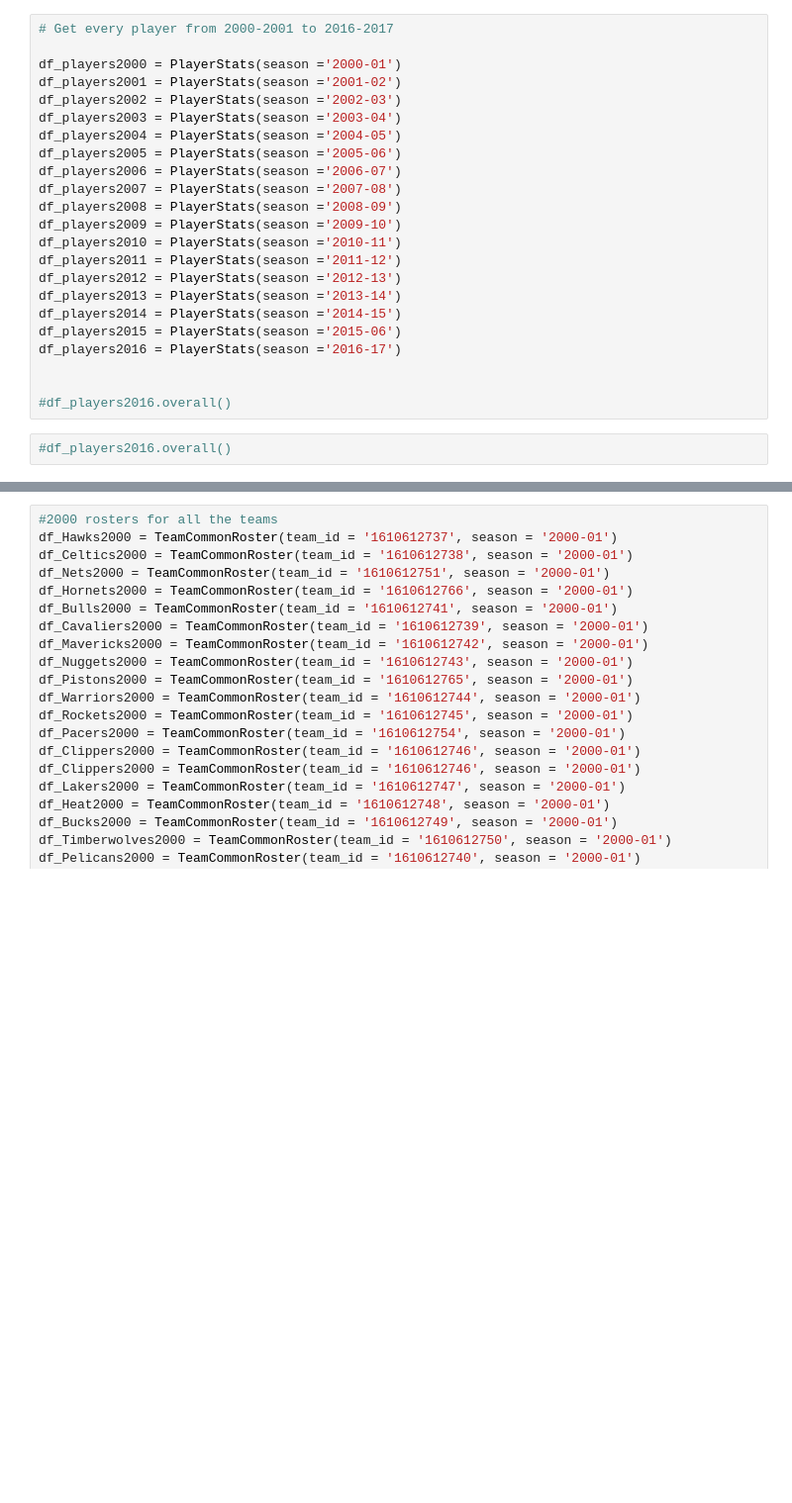
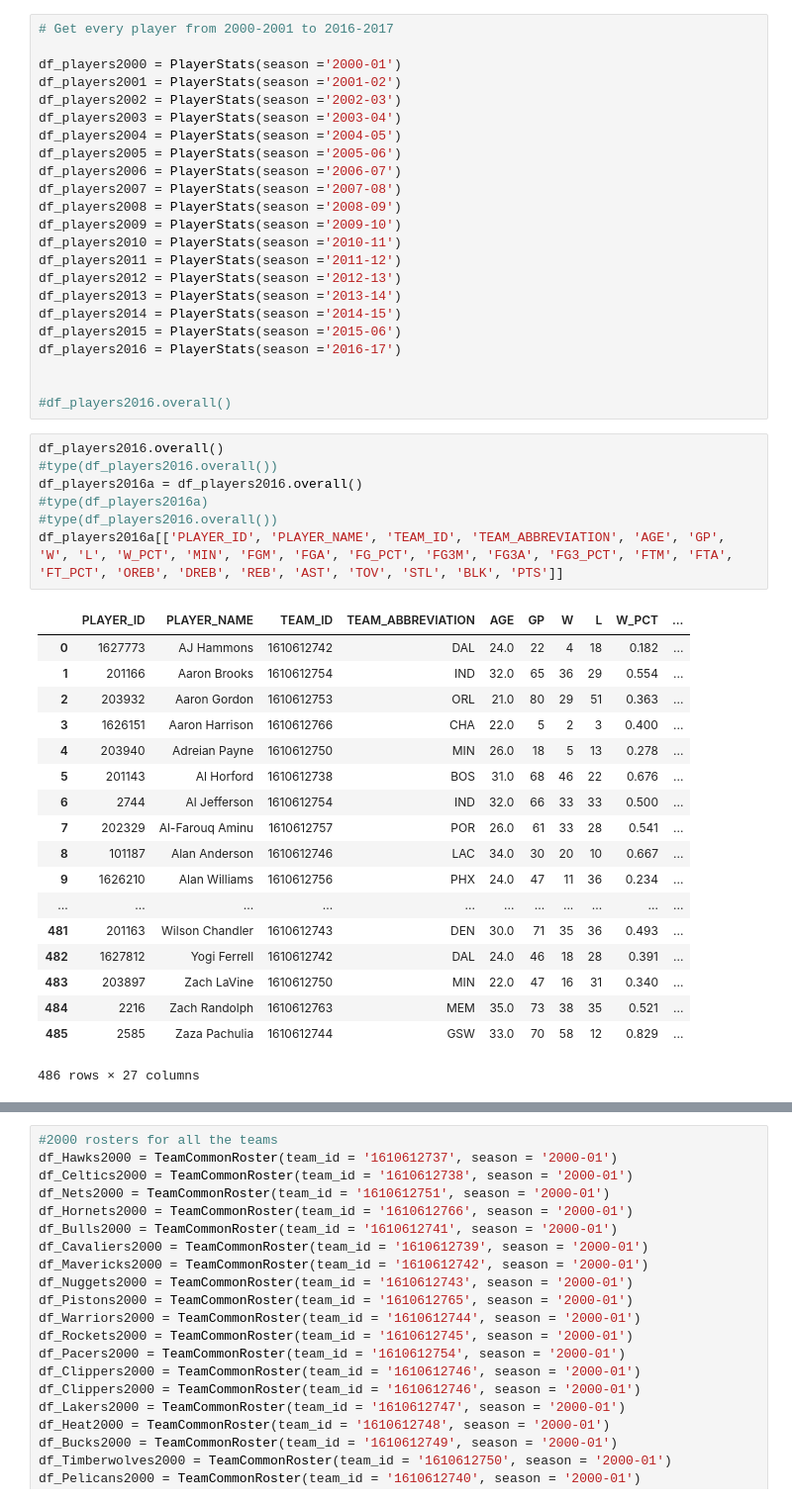
Before and after one commit to AaronWong14/Cogs108ProjectNBA, a Jupyter notebook: NBA.ipynb, the cells around one changed output, grey strips where cells are left out. Shown at 99% size. Saved outputs shown, nothing was run; the diff lists cells and outputs as text; blank space fills up the shorter version.

```diff
--- a/NBA.ipynb
+++ b/NBA.ipynb
@@ -29,5 +29,29 @@ df_players2016 = PlayerStats(season ='2016-17')
 
 
 #df_players2016.overall()
-# %%
-#df_players2016.overall()
+# %%
+df_players2016.overall()
+#type(df_players2016.overall())
+df_players2016a = df_players2016.overall()
+#type(df_players2016a)
+#type(df_players2016.overall())
+df_players2016a[['PLAYER_ID', 'PLAYER_NAME', 'TEAM_ID', 'TEAM_ABBREVIATION', 'AGE', 'GP', 'W', 'L', 'W_PCT', 'MIN', 'FGM', 'FGA', 'FG_PCT', 'FG3M', 'FG3A', 'FG3_PCT', 'FTM', 'FTA', 'FT_PCT', 'OREB', 'DREB', 'REB', 'AST', 'TOV', 'STL', 'BLK', 'PTS']]
+# %% [output]
+|  | PLAYER_ID | PLAYER_NAME | TEAM_ID | TEAM_ABBREVIATION | AGE | GP | W | L | W_PCT | ... |
+| 0 | 1627773 | AJ Hammons | 1610612742 | DAL | 24.0 | 22 | 4 | 18 | 0.182 | ... |
+| 1 | 201166 | Aaron Brooks | 1610612754 | IND | 32.0 | 65 | 36 | 29 | 0.554 | ... |
+| 2 | 203932 | Aaron Gordon | 1610612753 | ORL | 21.0 | 80 | 29 | 51 | 0.363 | ... |
+| 3 | 1626151 | Aaron Harrison | 1610612766 | CHA | 22.0 | 5 | 2 | 3 | 0.400 | ... |
+| 4 | 203940 | Adreian Payne | 1610612750 | MIN | 26.0 | 18 | 5 | 13 | 0.278 | ... |
+| 5 | 201143 | Al Horford | 1610612738 | BOS | 31.0 | 68 | 46 | 22 | 0.676 | ... |
+| 6 | 2744 | Al Jefferson | 1610612754 | IND | 32.0 | 66 | 33 | 33 | 0.500 | ... |
+| 7 | 202329 | Al-Farouq Aminu | 1610612757 | POR | 26.0 | 61 | 33 | 28 | 0.541 | ... |
+| 8 | 101187 | Alan Anderson | 1610612746 | LAC | 34.0 | 30 | 20 | 10 | 0.667 | ... |
+| 9 | 1626210 | Alan Williams | 1610612756 | PHX | 24.0 | 47 | 11 | 36 | 0.234 | ... |
+| ... | ... | ... | ... | ... | ... | ... | ... | ... | ... | ... |
+| 481 | 201163 | Wilson Chandler | 1610612743 | DEN | 30.0 | 71 | 35 | 36 | 0.493 | ... |
+| 482 | 1627812 | Yogi Ferrell | 1610612742 | DAL | 24.0 | 46 | 18 | 28 | 0.391 | ... |
+| 483 | 203897 | Zach LaVine | 1610612750 | MIN | 22.0 | 47 | 16 | 31 | 0.340 | ... |
+| 484 | 2216 | Zach Randolph | 1610612763 | MEM | 35.0 | 73 | 38 | 35 | 0.521 | ... |
+| 485 | 2585 | Zaza Pachulia | 1610612744 | GSW | 33.0 | 70 | 58 | 12 | 0.829 | ... |
+486 rows × 27 columns
```
Also changed, not shown: parts of 3 cells of this notebook, 17 other files.
